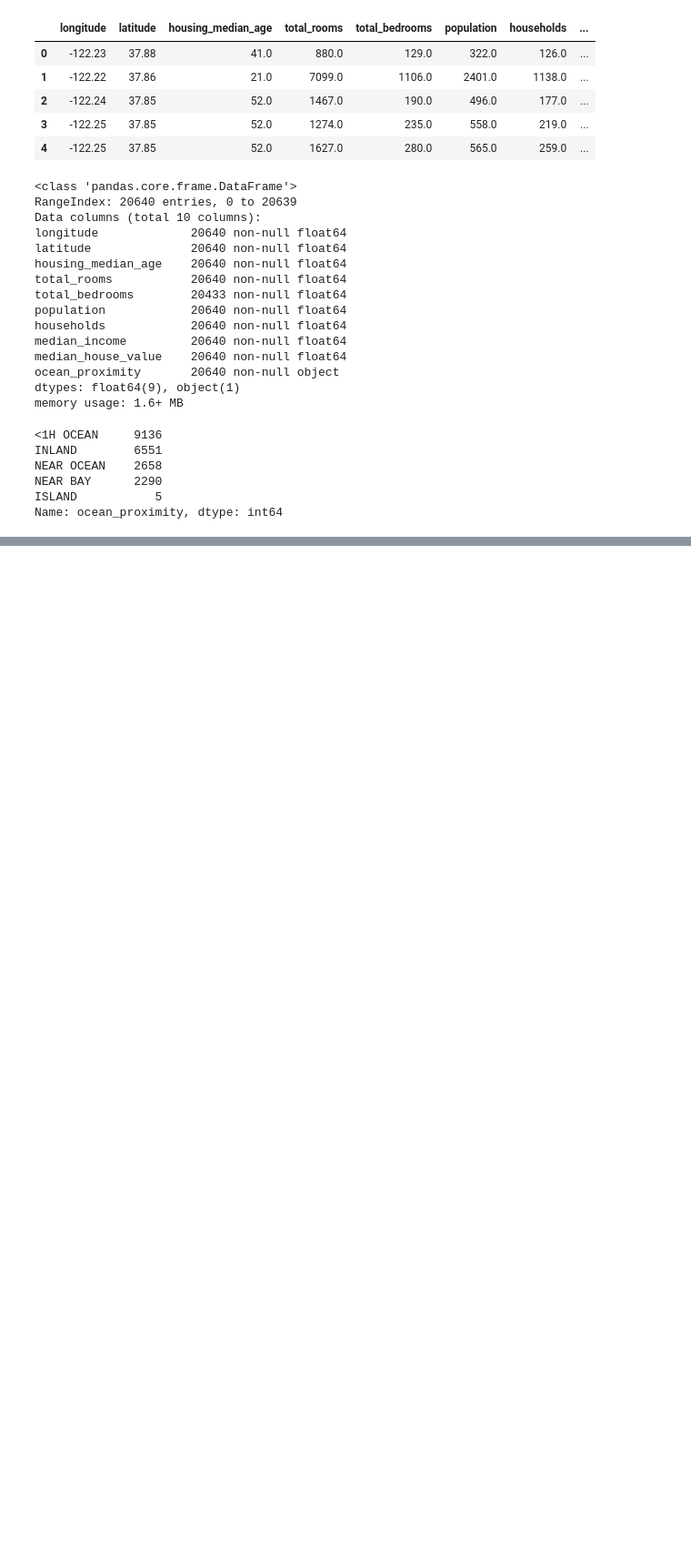
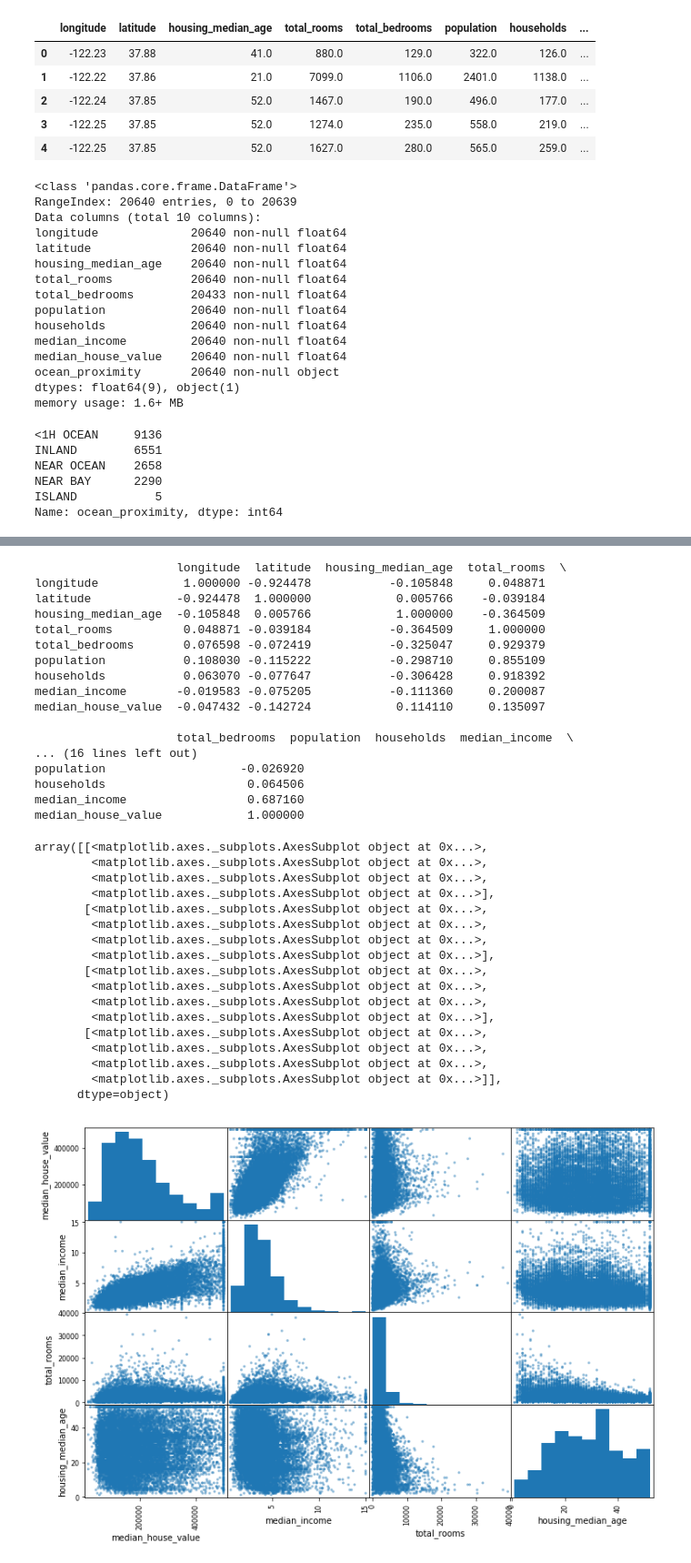
Before and after one commit to Summerki/MLExercise, a Jupyter notebook: Housing.ipynb, the cells around one changed output, grey strips where cells are left out. Shown: that part at 91% size. Cells and saved outputs as stored; diff of their text form; code cells hidden in the pictures; blank space fills up the shorter version.

```diff
--- a/Housing.ipynb
+++ b/Housing.ipynb
@@ -71,0 +194,51 @@ plt.show()
+# %%
+# 相关系数
+
+corr_matrix = housing.corr()
+print(corr_matrix)
+
+corr_matrix["median_house_value"].sort_values(ascending=False)
+# 输出的结果在-1到1之间，越接近1越正相关，越接近-1越负相关，接近0表示不相关
+
+
+# 另一种检测属性之间关系的方法
+from pandas.plotting import scatter_matrix   # 书上写的是pandas.tools.plotting,但没有这个，更改为pandas.plotting可用
+
+attributes = ["median_house_value", "median_income", "total_rooms", "housing_median_age"]
+scatter_matrix(housing[attributes], figsize=(12,8))
+# %% [output]
+                    longitude  latitude  housing_median_age  total_rooms  \
+longitude            1.000000 -0.924478           -0.105848     0.048871
+latitude            -0.924478  1.000000            0.005766    -0.039184
+housing_median_age  -0.105848  0.005766            1.000000    -0.364509
+total_rooms          0.048871 -0.039184           -0.364509     1.000000
+total_bedrooms       0.076598 -0.072419           -0.325047     0.929379
+population           0.108030 -0.115222           -0.298710     0.855109
+households           0.063070 -0.077647           -0.306428     0.918392
+median_income       -0.019583 -0.075205           -0.111360     0.200087
+median_house_value  -0.047432 -0.142724            0.114110     0.135097
+
+                    total_bedrooms  population  households  median_income  \
+... (16 lines left out)
+population                   -0.026920
+households                    0.064506
+median_income                 0.687160
+median_house_value            1.000000
+array([[<matplotlib.axes._subplots.AxesSubplot object at 0x...>,
+        <matplotlib.axes._subplots.AxesSubplot object at 0x...>,
+        <matplotlib.axes._subplots.AxesSubplot object at 0x...>,
+        <matplotlib.axes._subplots.AxesSubplot object at 0x...>],
+       [<matplotlib.axes._subplots.AxesSubplot object at 0x...>,
+        <matplotlib.axes._subplots.AxesSubplot object at 0x...>,
+        <matplotlib.axes._subplots.AxesSubplot object at 0x...>,
+        <matplotlib.axes._subplots.AxesSubplot object at 0x...>],
+       [<matplotlib.axes._subplots.AxesSubplot object at 0x...>,
+        <matplotlib.axes._subplots.AxesSubplot object at 0x...>,
+        <matplotlib.axes._subplots.AxesSubplot object at 0x...>,
+        <matplotlib.axes._subplots.AxesSubplot object at 0x...>],
+       [<matplotlib.axes._subplots.AxesSubplot object at 0x...>,
+        <matplotlib.axes._subplots.AxesSubplot object at 0x...>,
+        <matplotlib.axes._subplots.AxesSubplot object at 0x...>,
+        <matplotlib.axes._subplots.AxesSubplot object at 0x...>]],
+      dtype=object)
+[figure, added]
```
Also changed, not shown: parts of 5 cells of this notebook.
